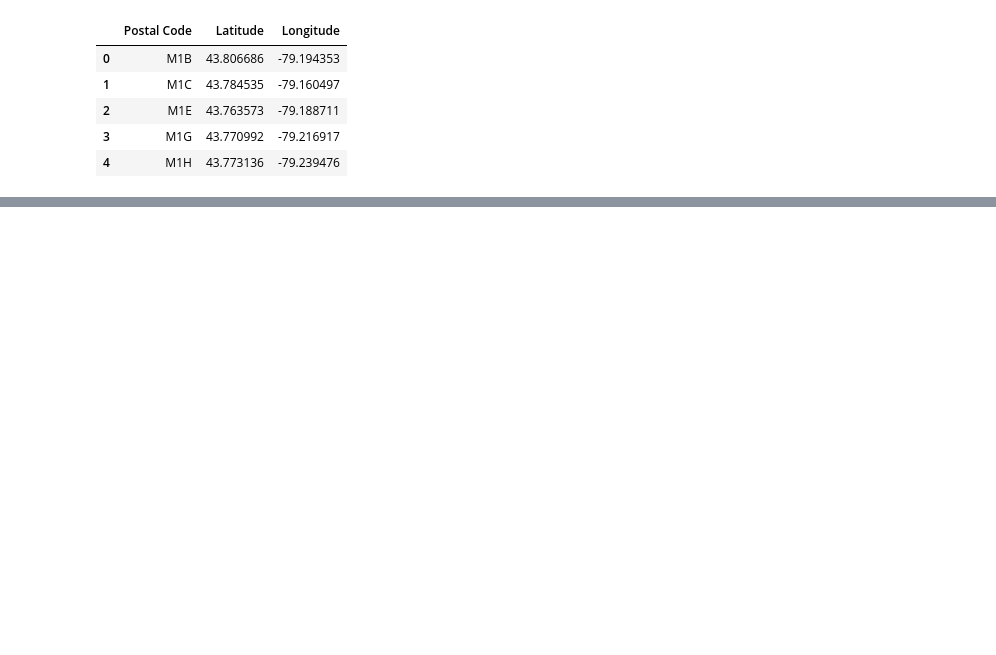
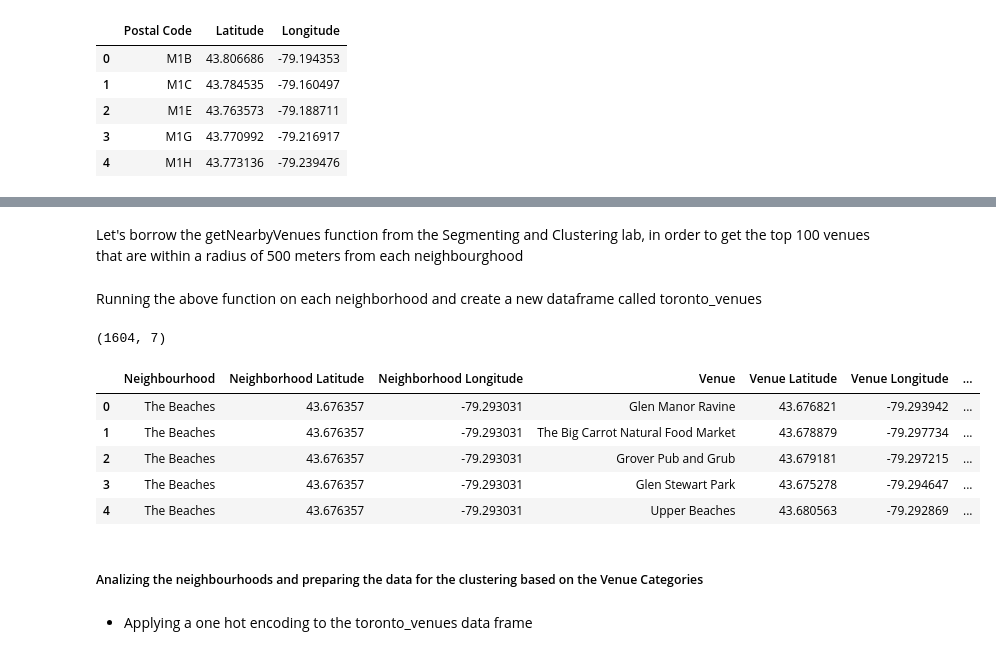
Before and after one commit to ocampodav/Coursera_Capstone, a Jupyter notebook: Applied Data Science Capstone.ipynb, the cells around one changed output, grey strips where cells are left out. Cells and saved outputs as stored; diff of their text form; code cells hidden in the pictures; blank space fills up the shorter version.

```diff
--- a/Applied Data Science Capstone.ipynb
+++ b/Applied Data Science Capstone.ipynb
@@ -150,0 +151,3 @@ postal_codes_coord
+# %%
+neighborhood_coord_toronto = neighborhood_coord[neighborhood_coord['Borough'].str.contains("Toronto")].reset_index(drop=True)
+neighborhood_coord_toronto.head()
@@ -150,0 +161,20 @@ postal_codes_coord
+# %%
+# create map of Toronto using latitude and longitude values (43.651070, -79.347015)
+latitude = 43.651070
+longitude = -79.347015
+map_toronto = folium.Map(location=[latitude, longitude], zoom_start=12)
+
+# add markers to map
+for lat, lng, label in zip(neighborhood_coord_toronto['Latitude'], neighborhood_coord_toronto['Longitude'], neighborhood_coord_toronto['Neighbourhood']):
+    label = folium.Popup(label, parse_html=True)
+    folium.CircleMarker(
+        [lat, lng],
+        radius=5,
+        popup=label,
+        color='blue',
+        fill=True,
+        fill_color='#3186cc',
+        fill_opacity=0.7,
+        parse_html=False).add_to(map_toronto)
+
+map_toronto
@@ -150,0 +183,2 @@ postal_codes_coord
+# %% [markdown]
+<p> Let's borrow the getNearbyVenues function from the Segmenting and Clustering lab, in order to get the top 100 venues that are within a radius of 500 meters from each neighbourghood </p>
@@ -150,0 +229,2 @@ postal_codes_coord
+# %% [markdown]
+<p> Running the above function on each neighborhood and create a new dataframe called toronto_venues </p>
@@ -150,0 +236,15 @@ postal_codes_coord
+# %%
+print(toronto_venues.shape)
+toronto_venues.head()
+# %% [output]
+(1604, 7)
+|  | Neighbourhood | Neighborhood Latitude | Neighborhood Longitude | Venue | Venue Latitude | Venue Longitude | ... |
+| 0 | The Beaches | 43.676357 | -79.293031 | Glen Manor Ravine | 43.676821 | -79.293942 | ... |
+| 1 | The Beaches | 43.676357 | -79.293031 | The Big Carrot Natural Food Market | 43.678879 | -79.297734 | ... |
+| 2 | The Beaches | 43.676357 | -79.293031 | Grover Pub and Grub | 43.679181 | -79.297215 | ... |
+| 3 | The Beaches | 43.676357 | -79.293031 | Glen Stewart Park | 43.675278 | -79.294647 | ... |
+| 4 | The Beaches | 43.676357 | -79.293031 | Upper Beaches | 43.680563 | -79.292869 | ... |
+# %% [markdown]
+<h5>Analizing the neighbourhoods and preparing the data for the clustering based on the Venue Categories</h5>
+# %% [markdown]
+* Applying a one hot encoding to the toronto_venues data frame
```
Also changed, not shown: parts of 31 cells of this notebook.
